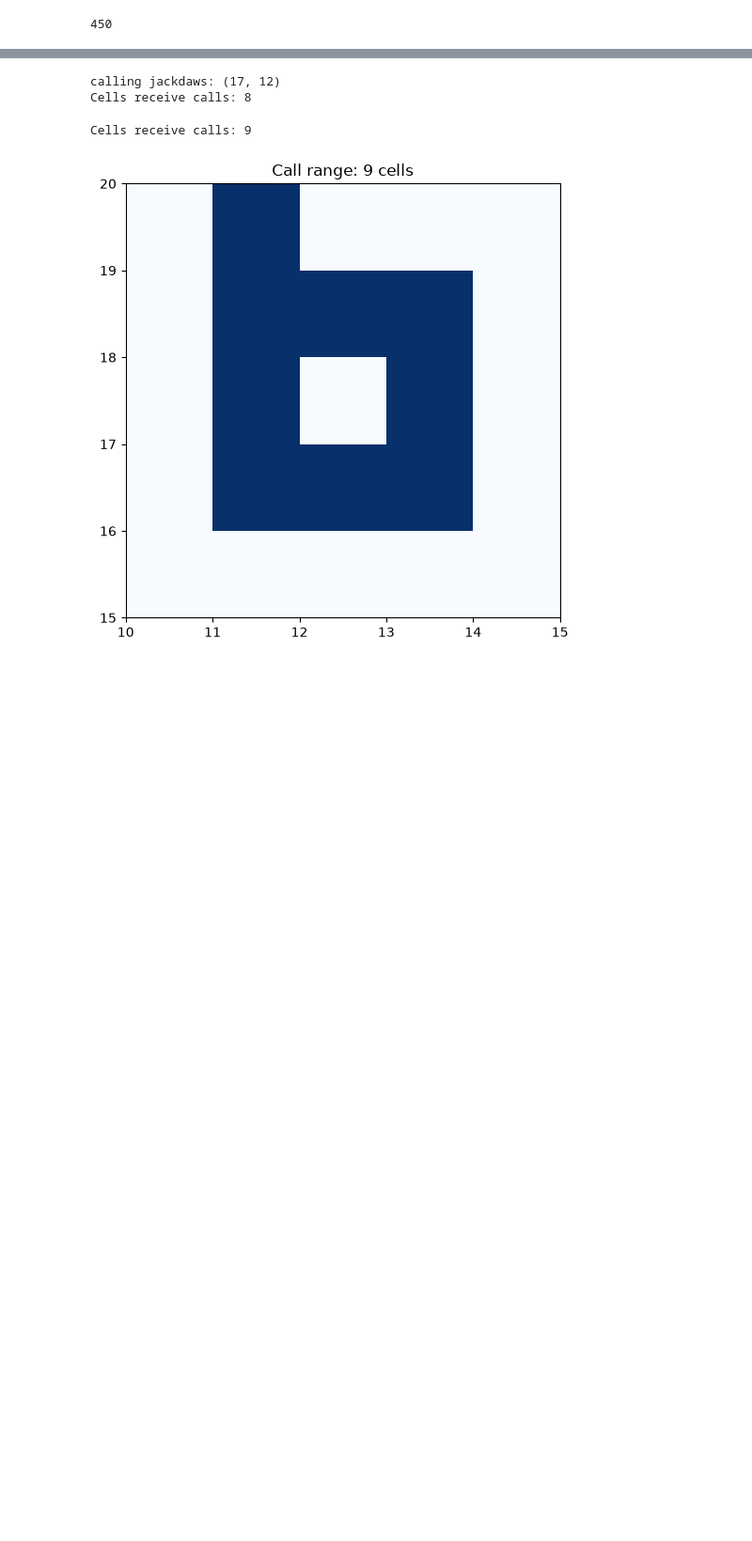
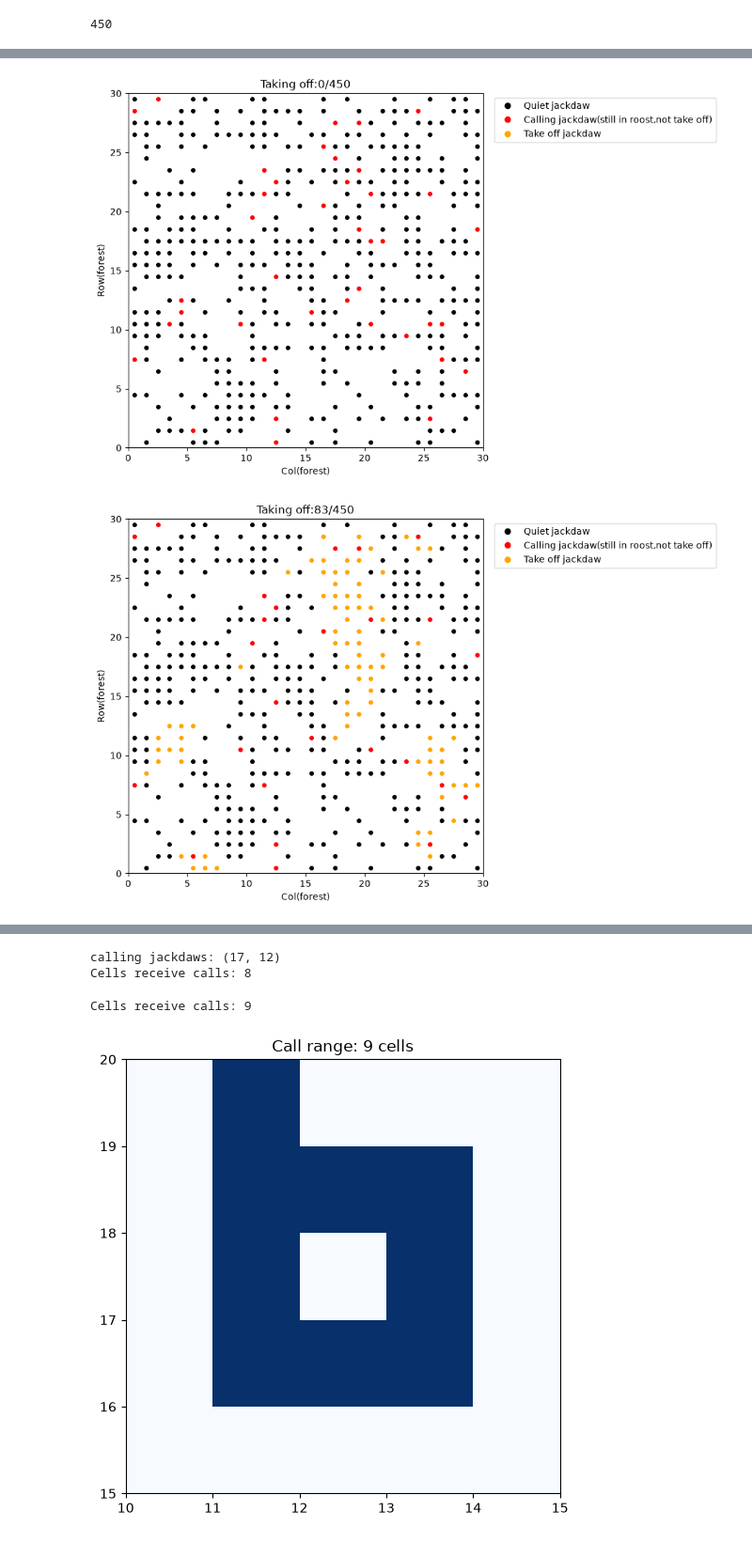
Before and after one commit to Nemu0720/CITS4403-call-range-and-collective-depatures-in-jackdaws, a Jupyter notebook: notebooks/notebook1.ipynb, the cells around one changed output, grey strips where cells are left out. Shown at 94% size. Saved outputs shown, nothing was run; the diff lists cells and outputs as text; code cells hidden in the pictures; blank space fills up the shorter version.

Commit message:
Add Model B demonstration and model descriptions

```diff
--- a/notebooks/notebook1.ipynb
+++ b/notebooks/notebook1.ipynb
@@ -82,0 +102,28 @@ Step in time: 33
+# %%
+#Model B
+
+np.random.seed(47)
+
+roost_b = Roost(n=30,number_of_birds=450)
+
+for bird in roost_b.agents:
+    bird.call_cells = 8
+    bird.ready_threshold = 3
+    bird.vision = 1
+
+    if np.random.random() < 0.1:
+        bird.calling = True
+
+roost_b.update_calls()
+roost_b.update_takeoffs_b(start_probility=0.01)
+# %%
+draw_roost(roost_b)
+
+for i in range(32):
+    roost_b.step_b(grow_every=2,start_probility=0.01)
+
+    if roost_b.time in [8,16,32]:
+        draw_roost(roost_b)
+# %% [output]
+[figure, added]
+[figure, added]
```
Also changed, not shown: parts of 8 cells of this notebook.
